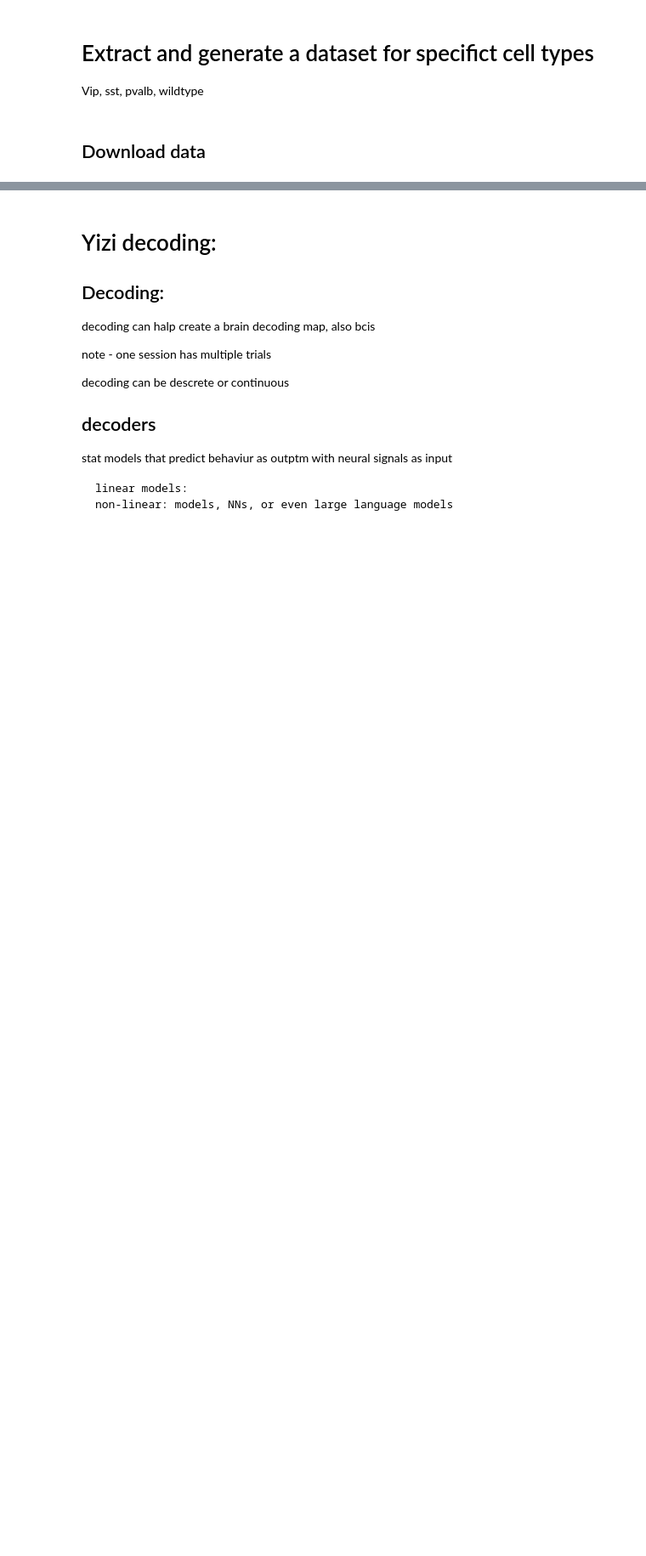
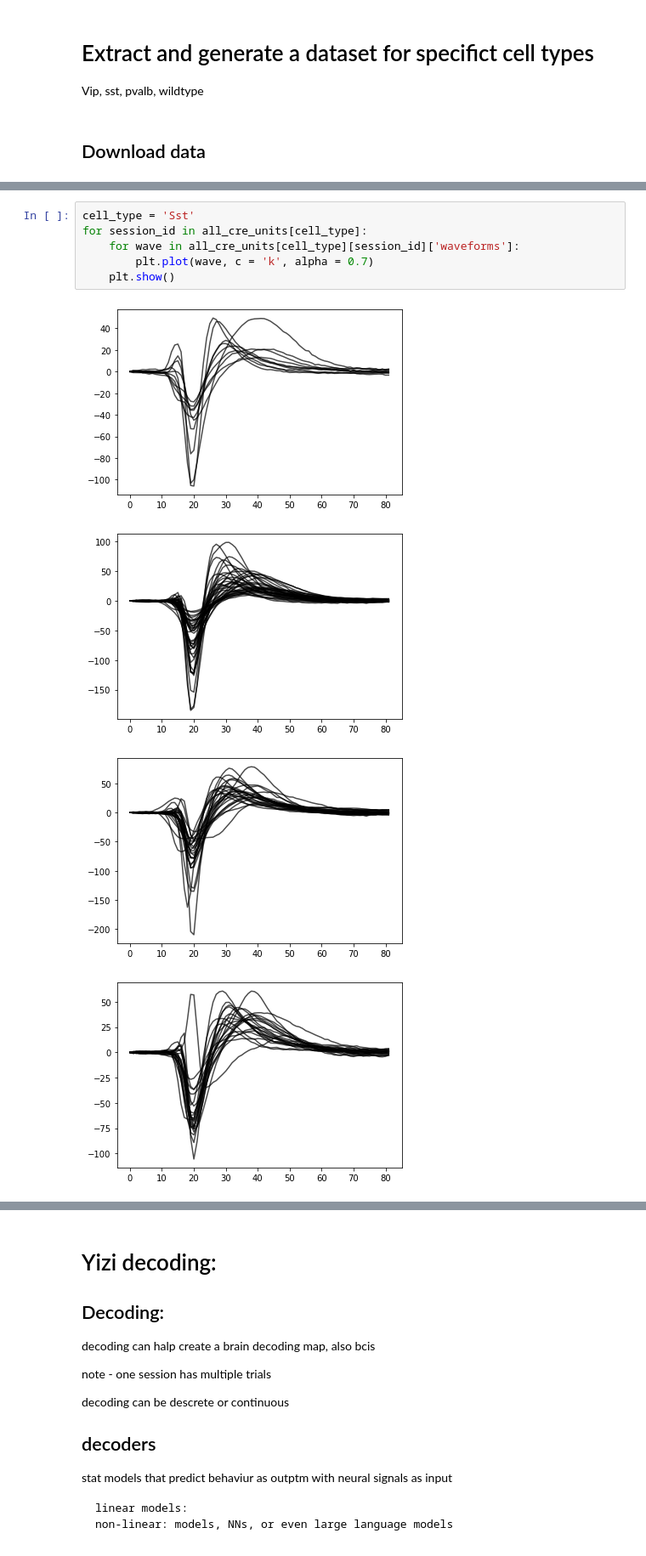
Before and after one commit to N0AHt/optotagging, a Jupyter notebook: make_optotag_dataset.ipynb, the cells around one changed output, grey strips where cells are left out. Shown: that part at 85% size. Saved outputs shown, nothing was run; the diff lists cells and outputs as text; blank space fills up the shorter version.

```diff
--- a/make_optotag_dataset.ipynb
+++ b/make_optotag_dataset.ipynb
@@ -5,0 +280,11 @@ Vip, sst, pvalb, wildtype
+# %%
+cell_type = 'Sst'
+for session_id in all_cre_units[cell_type]:
+    for wave in all_cre_units[cell_type][session_id]['waveforms']:
+        plt.plot(wave, c = 'k', alpha = 0.7)
+    plt.show()
+# %% [output]
+[figure, added]
+[figure, added]
+[figure, added]
+[figure, added]
```
Also changed, not shown: parts of 34 cells of this notebook, 1 other file.
